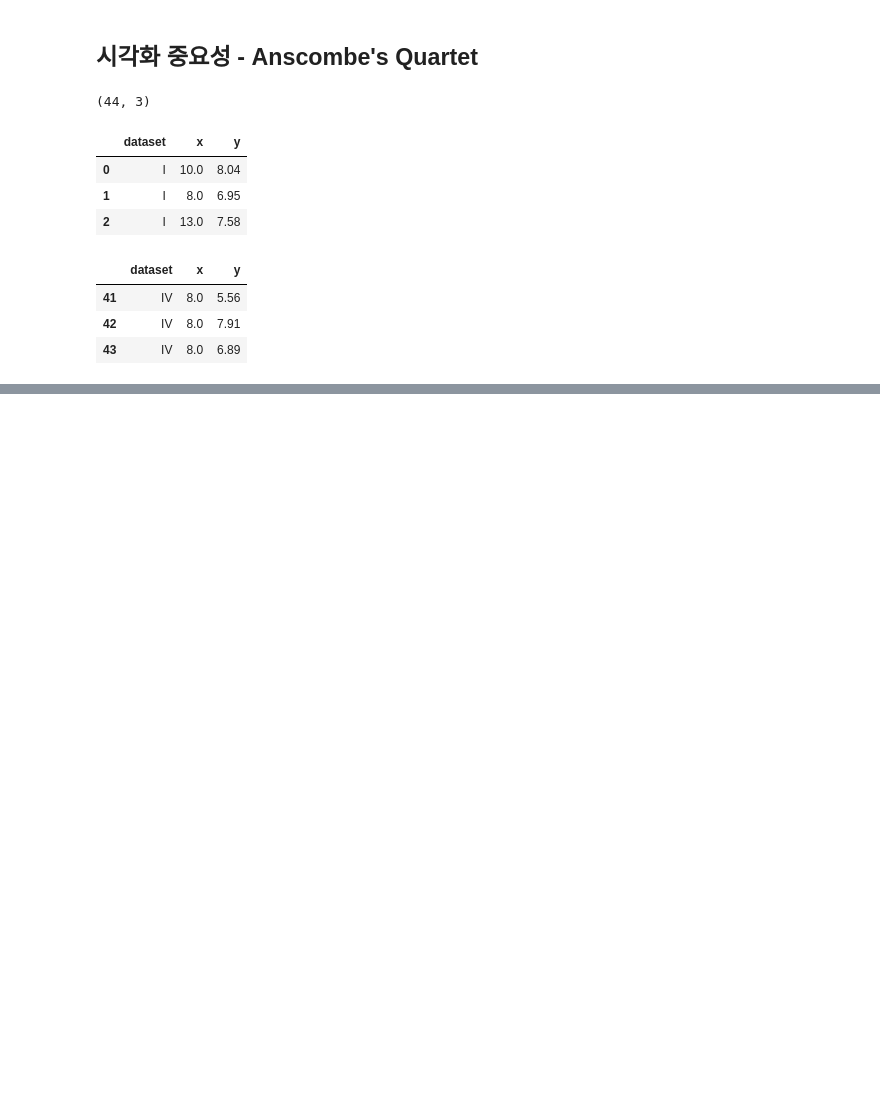
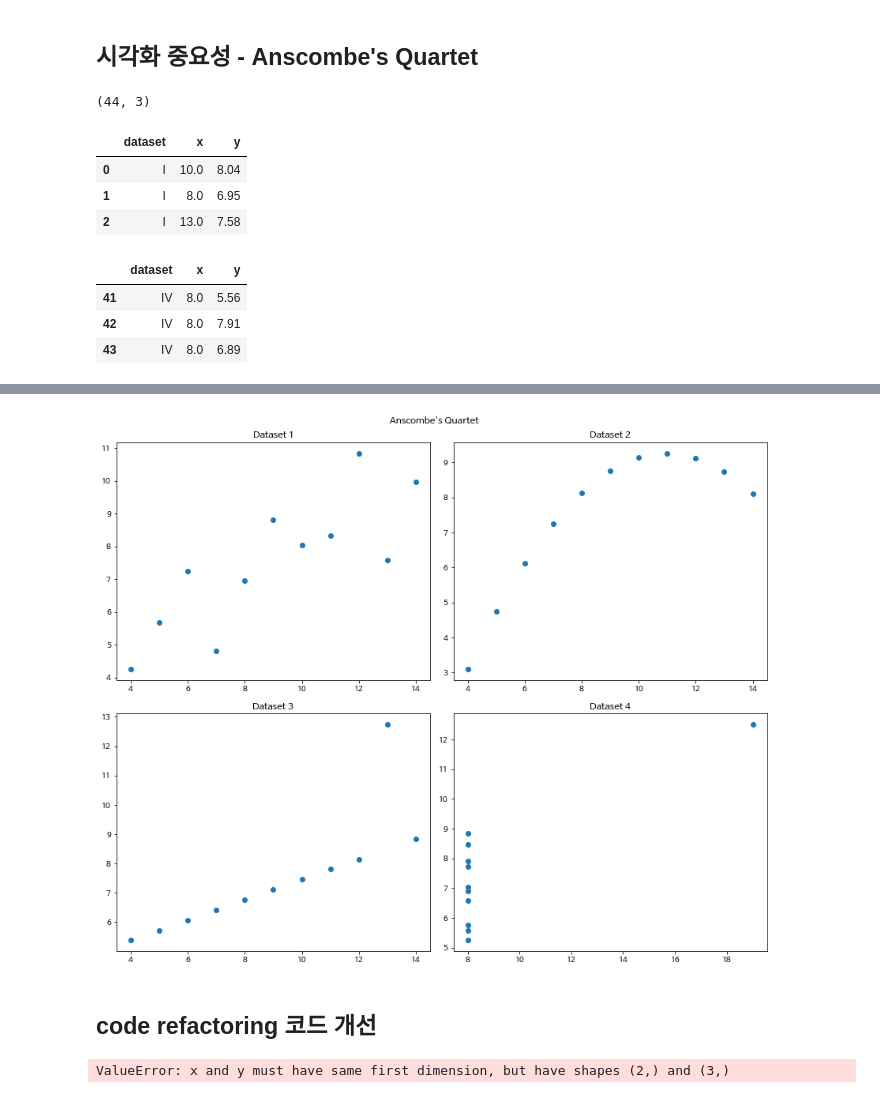
Before and after one commit to yongmimi/Data-Analysis-2021-1, a Jupyter notebook: 02 Visualization/05_시각화 중요성.ipynb, the cells around one changed output, grey strips where cells are left out. Cells and saved outputs as stored; diff of their text form; code cells hidden in the pictures; blank space fills up the shorter version.

```diff
--- a/02 Visualization/05_시각화 중요성.ipynb
+++ b/02 Visualization/05_시각화 중요성.ipynb
@@ -30,0 +45,28 @@ ans.tail(3)
+# %%
+ds1 = ans[ans['dataset'] == 'I']
+ds2 = ans[ans['dataset'] == 'II']
+ds3 = ans[ans['dataset'] == 'III']
+ds4 = ans[ans['dataset'] == 'IV']
+# %%
+fig = plt.figure(figsize=(12,10))
+axes1 = fig.add_subplot(2, 2, 1)
+axes2 = fig.add_subplot(2, 2, 2)
+axes3 = fig.add_subplot(2, 2, 3)
+axes4 = fig.add_subplot(2, 2, 4)
+
+axes1.plot(ds1['x'], ds1['y'], 'o')
+axes2.plot(ds2['x'], ds2['y'], 'o')
+axes3.plot(ds3['x'], ds3['y'], 'o')
+axes4.plot(ds4['x'], ds4['y'], 'o')
+
+axes1.set_title('Dataset 1')
+axes2.set_title('Dataset 2')
+axes3.set_title('Dataset 3')
+axes4.set_title('Dataset 4')
+
+fig.suptitle("Anscombe's Quartet")
+fig.tight_layout()
+# %% [output]
+[figure, added]
+# %% [markdown]
+## code refactoring 코드 개선
@@ -30,0 +80,14 @@ ans.tail(3)
+# %%
+fig, axes = plt.subplots(2, 2, figsize=(12,10), sharex=True, sharey=True)
+
+for i, num in enumerate(['I', 'II', 'III', 'IV']):
+    ds = ans[ans['dataset'] == num]
+    ax = axes[i//2][i%2]
+    ax.plot(ds.x, ds.y, 'o', ms=10)
+    ax.plot([3, 20], [4, 5, 13], 'r-', lw=2)
+    ax.set_title(f'Dataset {num}')
+
+fig.suptitle("Anscombe's Quartet")
+fig.tight_layout()
+# %% [output]
+ValueError: x and y must have same first dimension, but have shapes (2,) and (3,)
```
Also changed, not shown: parts of 3 cells of this notebook, 9 other files.
